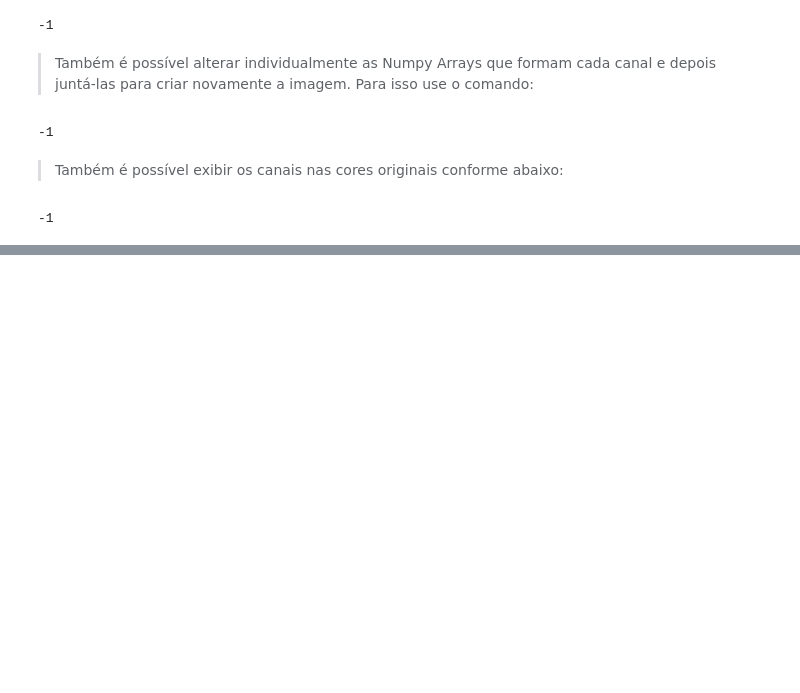
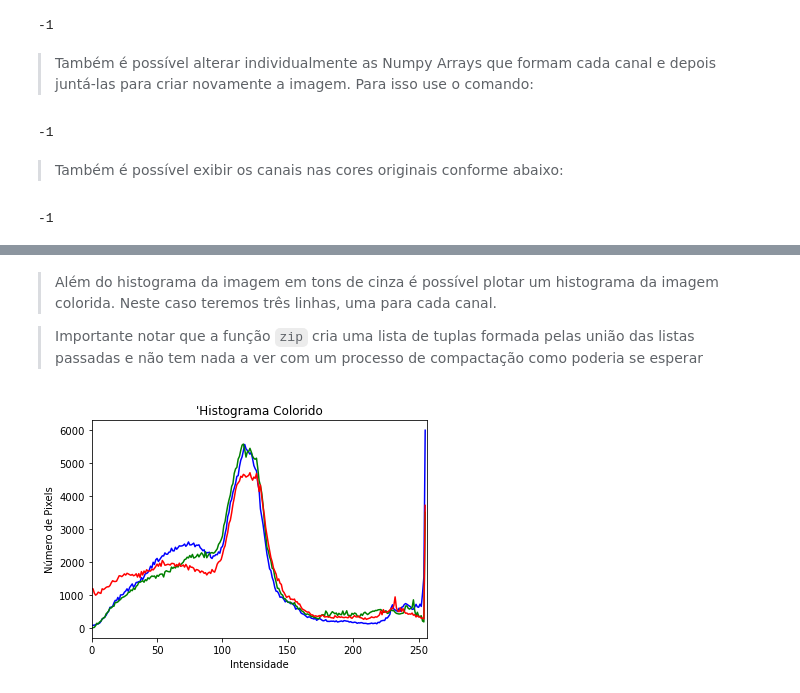
Before and after one commit to andressagomes26/MachineLearning_AcademyBootcamp, a Jupyter notebook: Módulo 1 - Visão Computacional/Tutorial_Opencv.ipynb, the cells around one changed output, grey strips where cells are left out. Drawn from its saved outputs; the diff is of its cells as text; code cells hidden in the pictures; blank space fills up the shorter version.

````diff
--- a/Módulo 1 - Visão Computacional/Tutorial_Opencv.ipynb
+++ b/Módulo 1 - Visão Computacional/Tutorial_Opencv.ipynb
@@ -249,0 +284,30 @@ cv2.waitKey(0)
+# %% [markdown]
+> Além do histograma da imagem em tons de cinza é possível plotar um histograma da imagem colorida. Neste caso teremos três linhas, uma para cada canal.
+
+> Importante notar que a função ```zip``` cria uma lista de tuplas formada  pelas  união das  listas  passadas  e  não  tem  nada  a  ver  com  um  processo  de  compactação  como  poderia  se esperar
+# %%
+img = cv2.imread('ponte.png')
+
+#cv2.imshow("Imagem Colorida", img)
+#cv2.waitKey(0)
+
+#Separa os canais
+canais = cv2.split(img)
+cores = ("b", "g", "r")
+
+plt.figure()
+plt.title("'Histograma Colorido")
+plt.xlabel("Intensidade")
+plt.ylabel("Número de Pixels")
+
+
+for (canal, cor) in zip(canais, cores):
+    #Este loop executa 3 vezes, uma para cada canal
+    hist = cv2.calcHist([canal], [0], None, [256], [0, 256])
+
+    plt.plot(hist, cor)
+
+plt.xlim([0, 256])
+plt.show()
+# %% [output]
+[figure, added]
````
Also changed, not shown: parts of 27 cells of this notebook, 22 other files.
